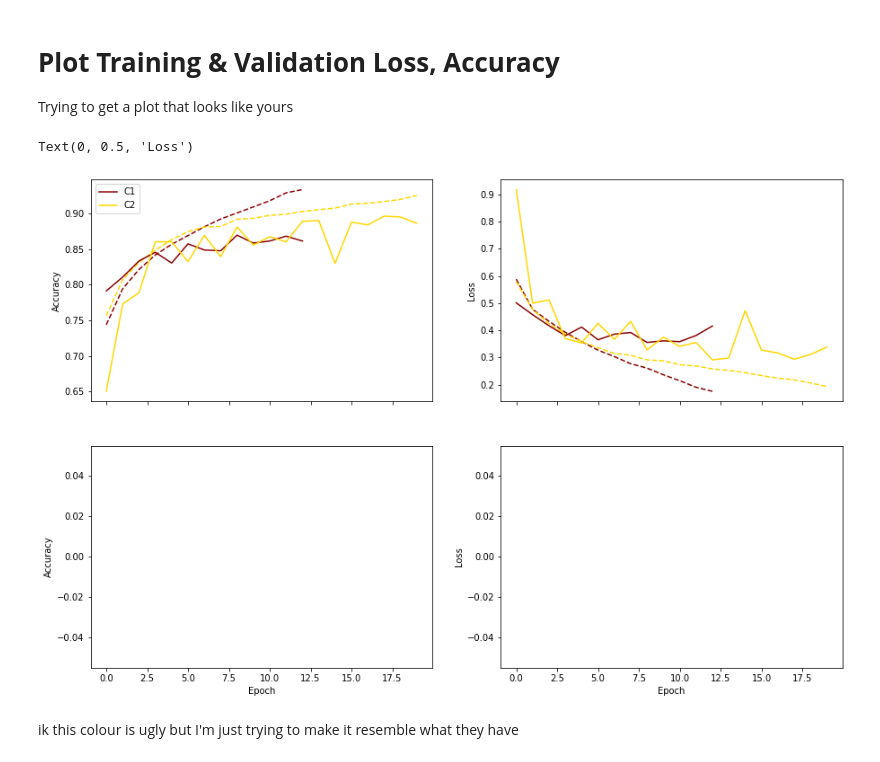
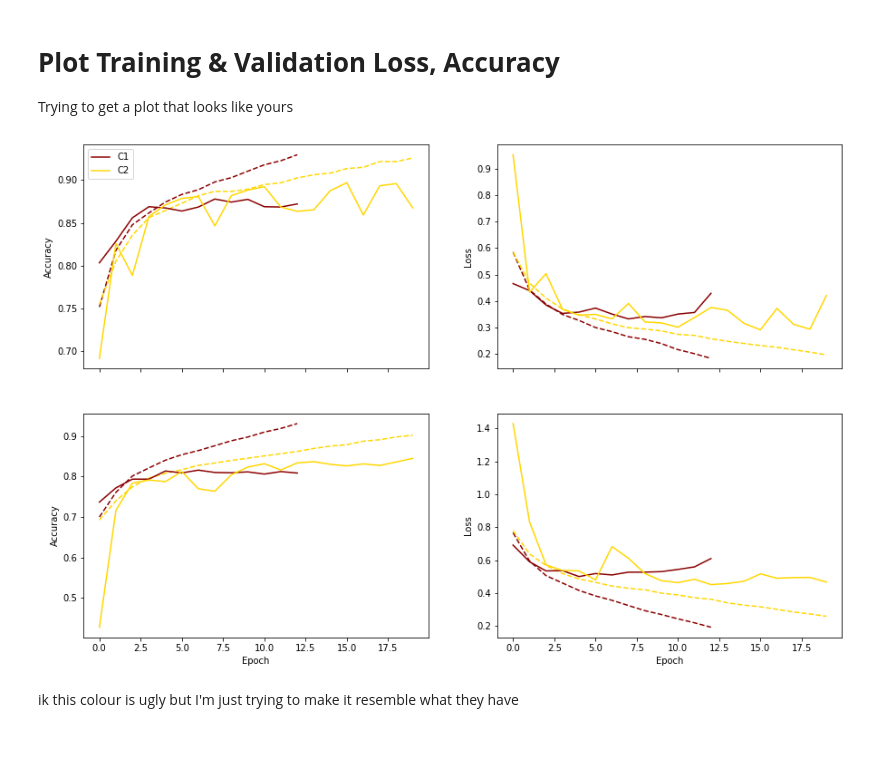
Before and after one commit to ashley-ferreira/PHYS449_FinalProject, a Jupyter notebook: notebooks/KerasGalaxy10_gband.ipynb, the cells around one changed output. Cells and saved outputs as stored; diff of their text form; code cells hidden in the pictures.

Commit message:
some good looking results with galaxy10 data and a training plot analogous to theirs

```diff
--- a/notebooks/KerasGalaxy10_gband.ipynb
+++ b/notebooks/KerasGalaxy10_gband.ipynb
@@ -11,7 +11,7 @@ run_C1 = True
 run_C2 = True
 
 # can only be 3 or 4
-num_class = 3
+num_class = 4
 # %%
 # train, test, validation splits
 train_split = 0.85
@@ -422,8 +404,8 @@ if run_C1:
   n_epochs = 13
   # can't find learning rate mentioned so I'm leaving it as default for now
 
-  ###opt = keras.optimizers.Adadelta()
-  ### using adam stuff temporarily
+  ##opt = keras.optimizers.Adadelta(learning_rate=2*pow(10,-4))
+  ### using adam stuff i can't get addelta to work, might be lr
   lr = 2*pow(10,-4)
   opt = keras.optimizers.Adam(learning_rate=lr) # try just using this learning rate
 
@@ -433,5 +415,9 @@ if run_C1:
   c1_model.summary()
 
   c1_model.compile(loss='categorical_crossentropy', optimizer=opt, metrics=['accuracy'])
-  c1_classifier = c1_model.fit(X_train, y_train, epochs=n_epochs, validation_split=valid_split)
+
+  if num_class == 3:
+    c1_3_classifier = c1_model.fit(X_train, y_train, epochs=n_epochs, validation_split=valid_split)
+  elif num_class == 4:
+    c1_4_classifier = c1_model.fit(X_train, y_train, epochs=n_epochs, validation_split=valid_split)
 # %% [output]
@@ -462,7 +448,10 @@ if run_C2:
   c2_model = C2(input_shape)
   # show model architecture
   c2_model.summary()
+  c2_model.compile(loss='categorical_crossentropy', optimizer=opt, metrics=['accuracy'])
 
-  c2_model.compile(loss='categorical_crossentropy', optimizer=opt, metrics=['accuracy'])
-  c2_classifier = c2_model.fit(X_train, y_train, epochs=n_epochs, validation_split=valid_split)
+  if num_class == 3:
+    c2_3_classifier = c2_model.fit(X_train, y_train, epochs=n_epochs, validation_split=valid_split)
+  elif num_class == 4:
+    c2_4_classifier = c2_model.fit(X_train, y_train, epochs=n_epochs, validation_split=valid_split)
 # %% [output]
@@ -501,30 +490,36 @@ Trying to get a plot that looks like yours
 # %%
 # plot accuracy/loss versus epoch
 fig, axs = plt.subplots(2, 2, sharex=True, figsize=(15, 10))
-axs[0, 0].plot(c1_classifier.history['accuracy'], '--', color='darkred')
-axs[0, 0].plot(c2_classifier.history['accuracy'], '--', color='gold')
-axs[0, 0].plot(c1_classifier.history['val_accuracy'], label='C1', color='darkred')
-axs[0, 0].plot(c2_classifier.history['val_accuracy'], label='C2', color='gold')
+axs[0, 0].plot(c1_3_classifier.history['accuracy'], '--', color='darkred')
+axs[0, 0].plot(c2_3_classifier.history['accuracy'], '--', color='gold')
+axs[0, 0].plot(c1_3_classifier.history['val_accuracy'], label='C1', color='darkred')
+axs[0, 0].plot(c2_3_classifier.history['val_accuracy'], label='C2', color='gold')
 #axs[0, 0].set_title('Axis [0, 0]')
 axs[0, 0].set_ylabel('Accuracy')
 axs[0, 0].legend()
-axs[0, 1].plot(c1_classifier.history['loss'], '--', color='darkred')
-axs[0, 1].plot(c2_classifier.history['loss'], '--', color='gold')
-axs[0, 1].plot(c1_classifier.history['val_loss'], label='C1', color='darkred')
-axs[0, 1].plot(c2_classifier.history['val_loss'], label='C2', color='gold')
+axs[0, 1].plot(c1_3_classifier.history['loss'], '--', color='darkred')
+axs[0, 1].plot(c2_3_classifier.history['loss'], '--', color='gold')
+axs[0, 1].plot(c1_3_classifier.history['val_loss'], label='C1', color='darkred')
+axs[0, 1].plot(c2_3_classifier.history['val_loss'], label='C2', color='gold')
 #axs[0, 1].set_title('Axis [0, 1]')
 axs[0, 1].set_ylabel('Loss')
-axs[1, 0].plot()
+axs[1, 0].plot(c1_4_classifier.history['accuracy'], '--', color='darkred')
+axs[1, 0].plot(c2_4_classifier.history['accuracy'], '--', color='gold')
+axs[1, 0].plot(c1_4_classifier.history['val_accuracy'], label='C1', color='darkred')
+axs[1, 0].plot(c2_4_classifier.history['val_accuracy'], label='C2', color='gold')
 #axs[1, 0].set_title('Axis [1, 0]')
 axs[1, 0].set_xlabel('Epoch')
 axs[1, 0].set_ylabel('Accuracy')
-axs[1, 1].plot()
+axs[1, 1].plot(c1_4_classifier.history['loss'], '--', color='darkred')
+axs[1, 1].plot(c2_4_classifier.history['loss'], '--', color='gold')
+axs[1, 1].plot(c1_4_classifier.history['val_loss'], label='C1', color='darkred')
+axs[1, 1].plot(c2_4_classifier.history['val_loss'], label='C2', color='gold')
 #axs[1, 1].set_title('Axis [1, 1]')
 axs[1, 1].set_xlabel('Epoch')
 axs[1, 1].set_ylabel('Loss')
+fig.set_facecolor("white")
 # %% [output]
-Text(0, 0.5, 'Loss')
-[figure, old version]
+[figure, new version]
 # %% [markdown]
 ik this colour is ugly but I'm just trying to make it resemble what they have
 # %%
```
Also changed, not shown: parts of 10 cells of this notebook.
